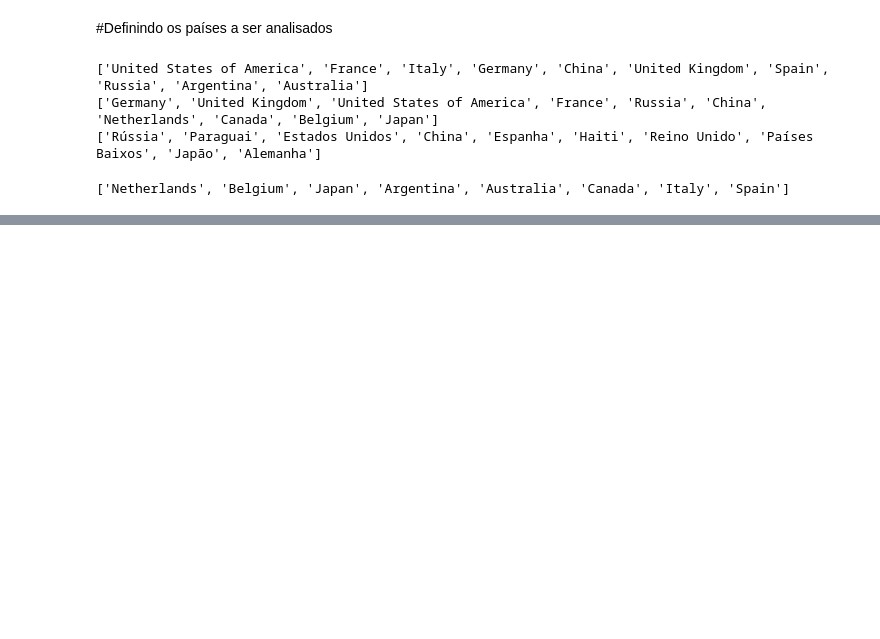
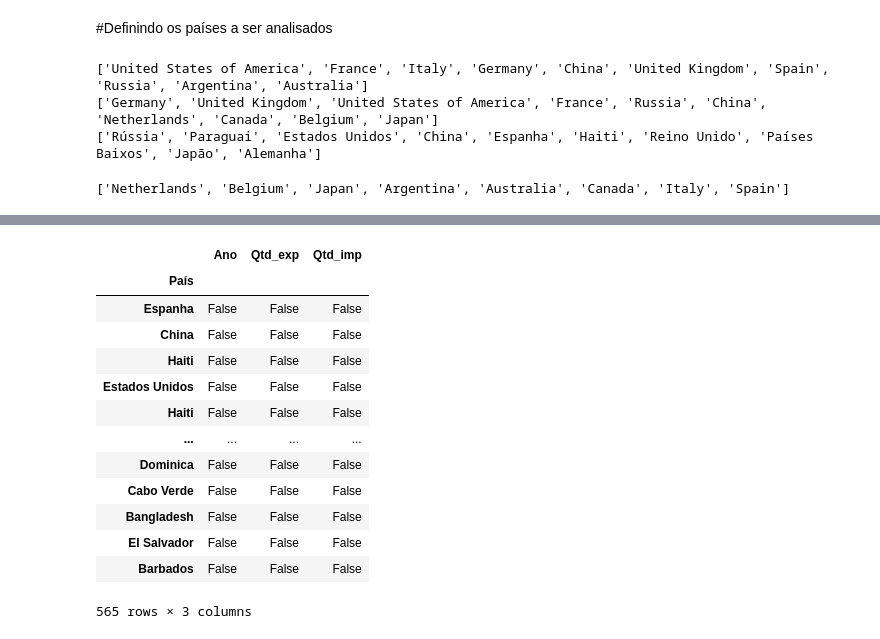
Before and after one commit to VivianeCorreia/Tech-Challenge, a Jupyter notebook: 2_challenge.ipynb, the cells around one changed output, grey strips where cells are left out. Saved outputs shown, nothing was run; the diff lists cells and outputs as text; code cells hidden in the pictures; blank space fills up the shorter version.

```diff
--- a/2_challenge.ipynb
+++ b/2_challenge.ipynb
@@ -1025,0 +1103,20 @@ plt.show()
+# %%
+#pais_qtds = exp_imp.groupby('País','Qtd_imp','Qtd_exp')['Qtd_imp','Qtd_exp'].sum()
+#pais_qtds = exp_imp.groupby('País')['Qtd_exp'].sum()
+paises_n_exp= exp_imp.isnull()
+paises_n_exp
+# %% [output]
+|  | Ano | Qtd_exp | Qtd_imp |
+| País |  |  |  |
+| Espanha | False | False | False |
+| China | False | False | False |
+| Haiti | False | False | False |
+| Estados Unidos | False | False | False |
+| Haiti | False | False | False |
+| ... | ... | ... | ... |
+| Dominica | False | False | False |
+| Cabo Verde | False | False | False |
+| Bangladesh | False | False | False |
+| El Salvador | False | False | False |
+| Barbados | False | False | False |
+565 rows × 3 columns
```
Also changed, not shown: parts of 12 cells of this notebook.
